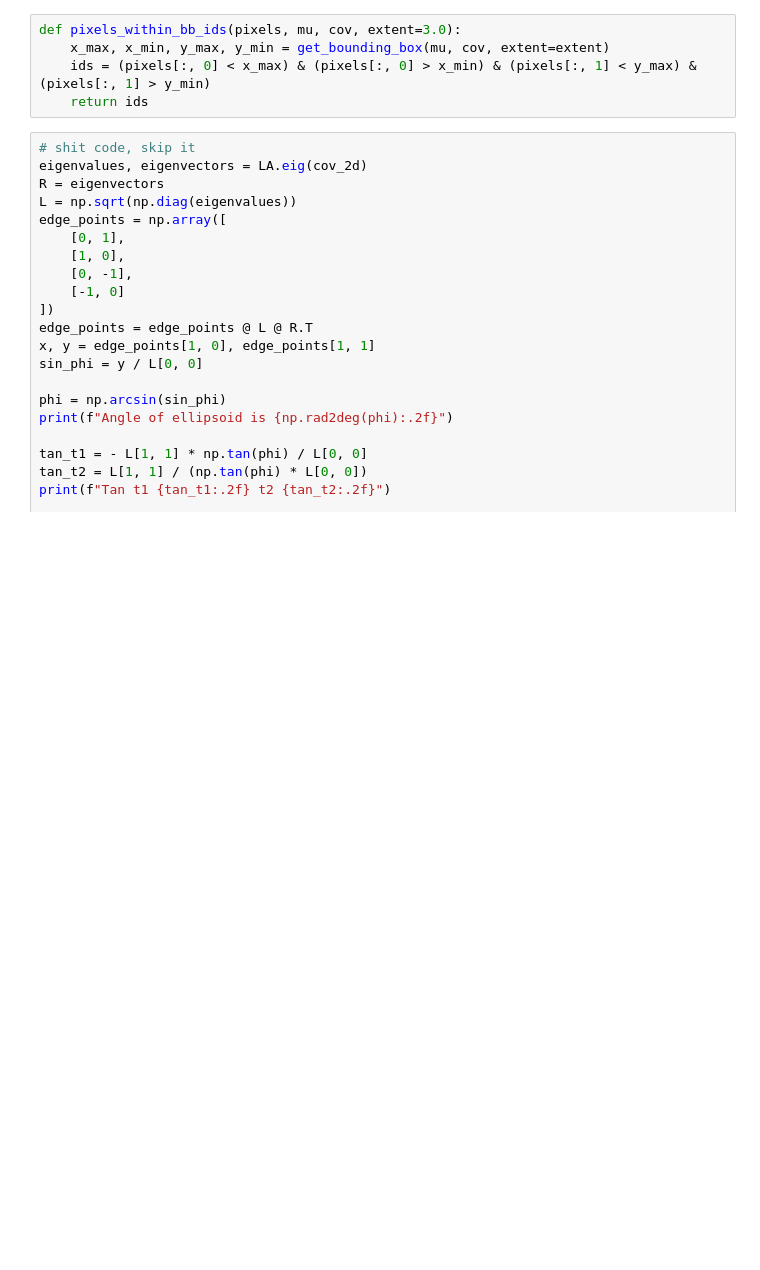
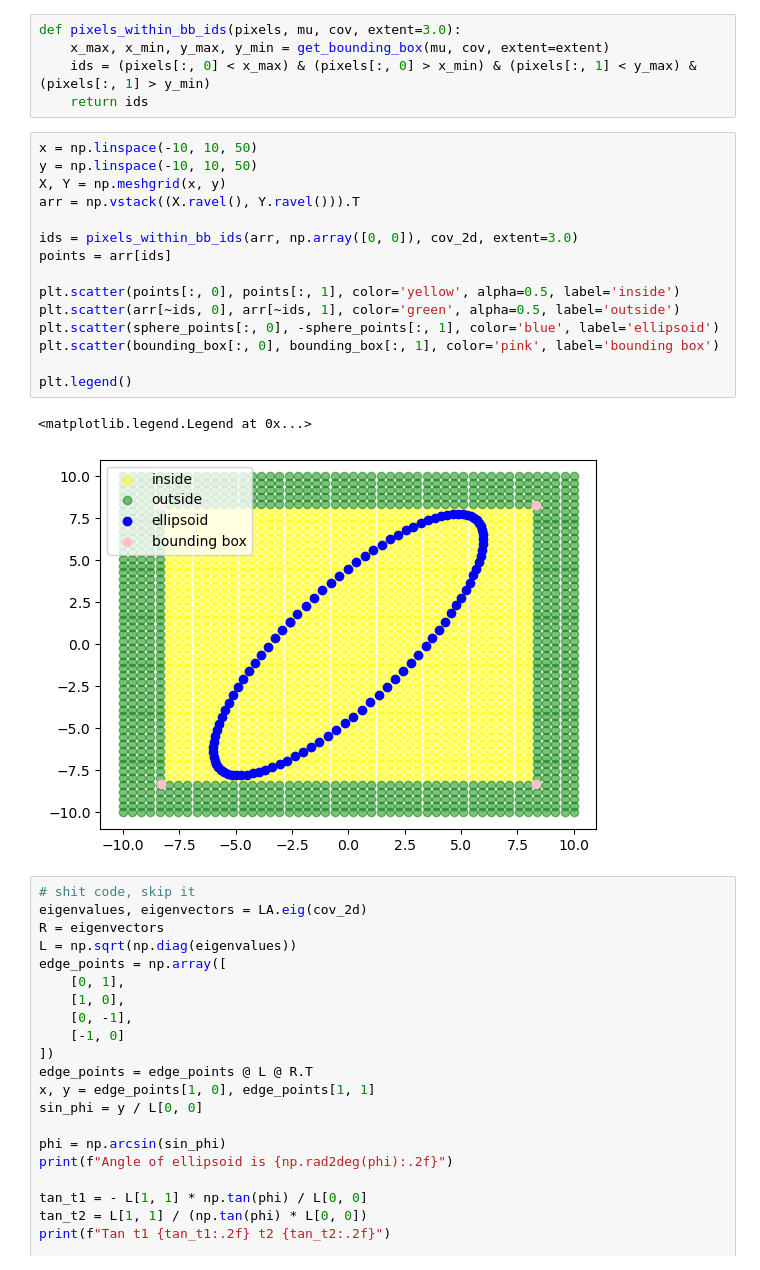
Before and after one commit to farqlia/UrbanViewsModeling, a Jupyter notebook: notebooks/Gaussian.ipynb, the cells around one changed output. Drawn from its saved outputs; the diff is of its cells as text; blank space fills up the shorter version.

```diff
--- a/notebooks/Gaussian.ipynb
+++ b/notebooks/Gaussian.ipynb
@@ -383,6 +378,24 @@ def pixels_within_bb_ids(pixels, mu, cov, extent=3.0):
     x_max, x_min, y_max, y_min = get_bounding_box(mu, cov, extent=extent)
     ids = (pixels[:, 0] < x_max) & (pixels[:, 0] > x_min) & (pixels[:, 1] < y_max) & (pixels[:, 1] > y_min)
     return ids
+# %%
+x = np.linspace(-10, 10, 50)
+y = np.linspace(-10, 10, 50)
+X, Y = np.meshgrid(x, y)
+arr = np.vstack((X.ravel(), Y.ravel())).T
+
+ids = pixels_within_bb_ids(arr, np.array([0, 0]), cov_2d, extent=3.0)
+points = arr[ids]
+
+plt.scatter(points[:, 0], points[:, 1], color='yellow', alpha=0.5, label='inside')
+plt.scatter(arr[~ids, 0], arr[~ids, 1], color='green', alpha=0.5, label='outside')
+plt.scatter(sphere_points[:, 0], -sphere_points[:, 1], color='blue', label='ellipsoid')
+plt.scatter(bounding_box[:, 0], bounding_box[:, 1], color='pink', label='bounding box')
+
+plt.legend()
+# %% [output]
+<matplotlib.legend.Legend at 0x...>
+[figure, added]
 # %%
 # shit code, skip it
 eigenvalues, eigenvectors = LA.eig(cov_2d)
```
Also changed, not shown: parts of 10 cells of this notebook, 2 other files.
